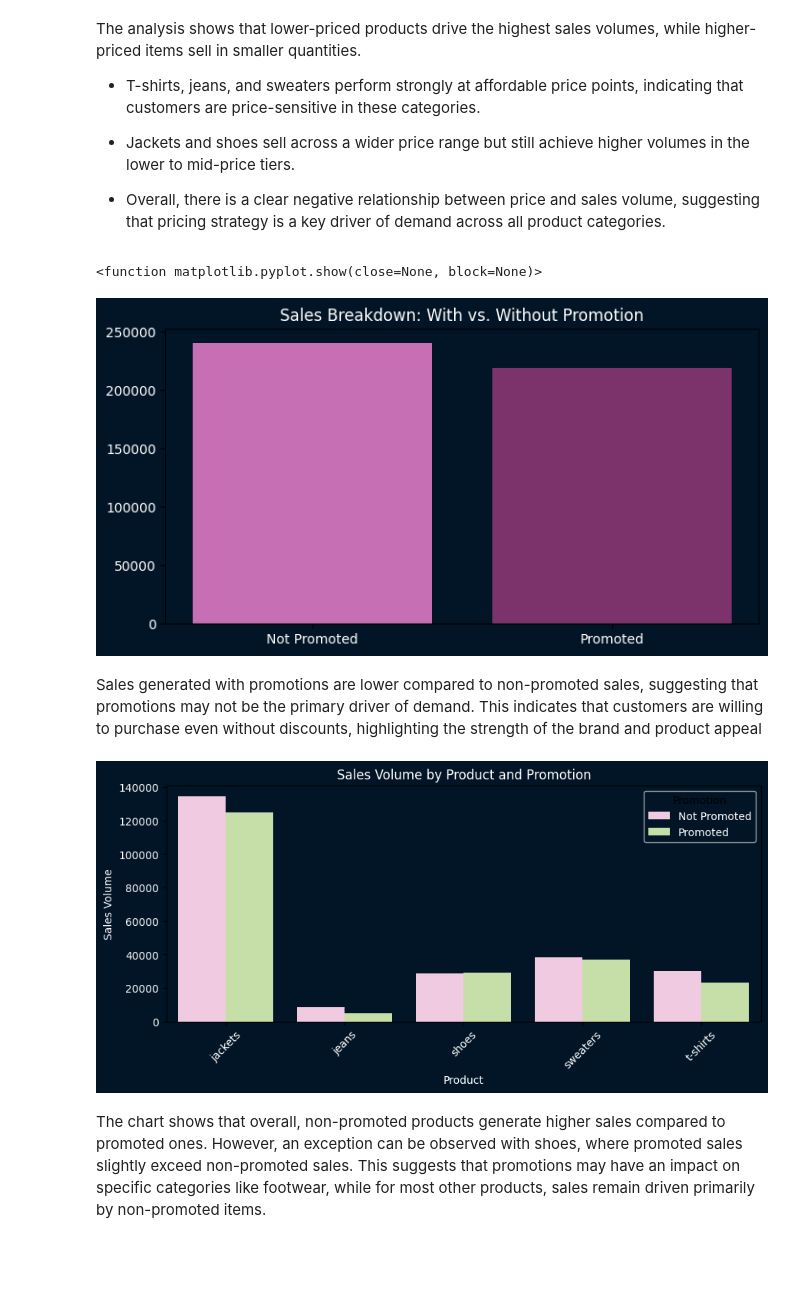
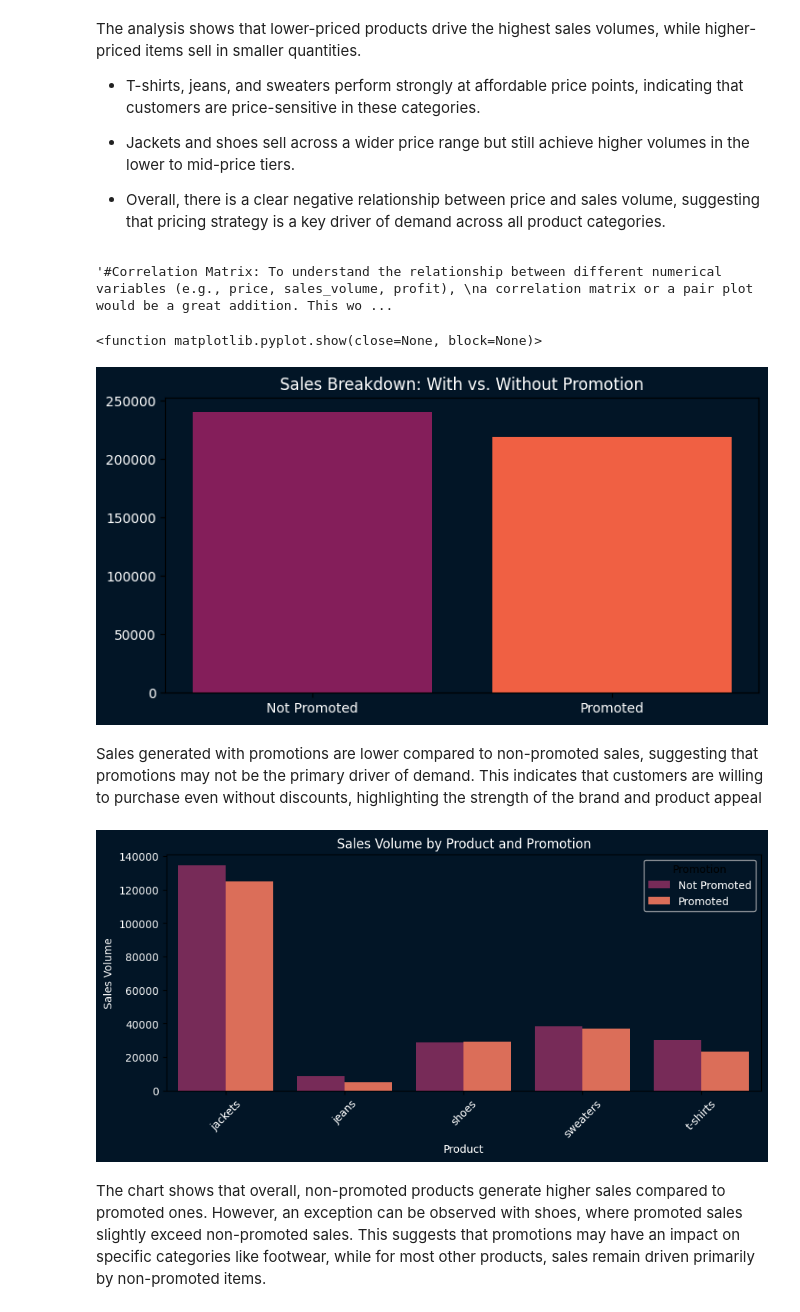
Before and after one commit to fazia92/ZARA_product_sales, a Jupyter notebook: EDA.ipynb, the cells around one changed output. Drawn from its saved outputs; the diff is of its cells as text; code cells hidden in the pictures; blank space fills up the shorter version.

```diff
--- a/EDA.ipynb
+++ b/EDA.ipynb
@@ -137,21 +136,33 @@ The analysis shows that lower-priced products drive the highest sales volumes, w
   - Jackets and shoes sell across a wider price range but still achieve higher volumes in the lower to mid-price tiers.
 
   - Overall, there is a clear negative relationship between price and sales volume, suggesting that pricing strategy is a key driver of demand across all product categories.
+# %%
+"""#Correlation Matrix: To understand the relationship between different numerical variables (e.g., price, sales_volume, profit),
+a correlation matrix or a pair plot would be a great addition. This would visually represent the strength and direction of the relationships between these variables"""
+# %% [output]
+'#Correlation Matrix: To understand the relationship between different numerical variables (e.g., price, sales_volume, profit), \na correlation matrix or a pair plot would be a great addition. This wo ...
 # %%
 ##how does that correlate with promotion ?
+#set unique color for promotion
+promotion = sorted(df_sales["promotion"].unique())
+palette = sns.color_palette("rocket",len(promotion))
+promotion_color= dict(zip(promotion,palette))
+
 promotion_sales = df_sales.groupby("promotion")["sales_volume"].sum().reset_index()
 promotion_sales= promotion_sales.sort_values("sales_volume",ascending=False)
 
+colors_pro = [promotion_color[p] for p in promotion_sales["promotion"]]
+
 plt.figure(figsize=(8,4),facecolor="#021526")
-plt.bar(promotion_sales["promotion"],promotion_sales["sales_volume"], color= sns.color_palette("vanimo"))
+plt.bar(promotion_sales["promotion"],promotion_sales["sales_volume"], color= colors_pro)
 plt.title("Sales Breakdown: With vs. Without Promotion", color="white")
 plt.gca().set_facecolor("#021526")
 plt.xticks(color="white")
 plt.yticks(color="white")
 plt.show
 # %% [output]
 <function matplotlib.pyplot.show(close=None, block=None)>
-[figure, old version]
+[figure, new version]
 # %% [markdown]
 Sales generated with promotions are lower compared to non-promoted sales, suggesting that promotions may not be the primary driver of demand. This indicates that customers are willing to purchase even without discounts, highlighting the strength of the brand and product appeal
 # %%
@@ -165,7 +176,7 @@ sns.barplot(
             x="terms",
             y="sales_volume",
             hue="promotion",
-            palette= "PiYG")
+            palette= promotion_color)
 plt.title("Sales Volume by Product and Promotion", color="white")
 plt.xlabel("Product", color="white")
 plt.ylabel("Sales Volume", color="white")
@@ -175,6 +186,6 @@ plt.gca().set_facecolor("#021526")
 plt.legend(title="Promotion", facecolor="#021526", labelcolor="white")
 plt.show()
 # %% [output]
-[figure, old version]
+[figure, new version]
 # %% [markdown]
 The chart shows that overall, non-promoted products generate higher sales compared to promoted ones. However, an exception can be observed with shoes, where promoted sales slightly exceed non-promoted sales. This suggests that promotions may have an impact on specific categories like footwear, while for most other products, sales remain driven primarily by non-promoted items.
```
Also changed, not shown: parts of 8 cells of this notebook.
